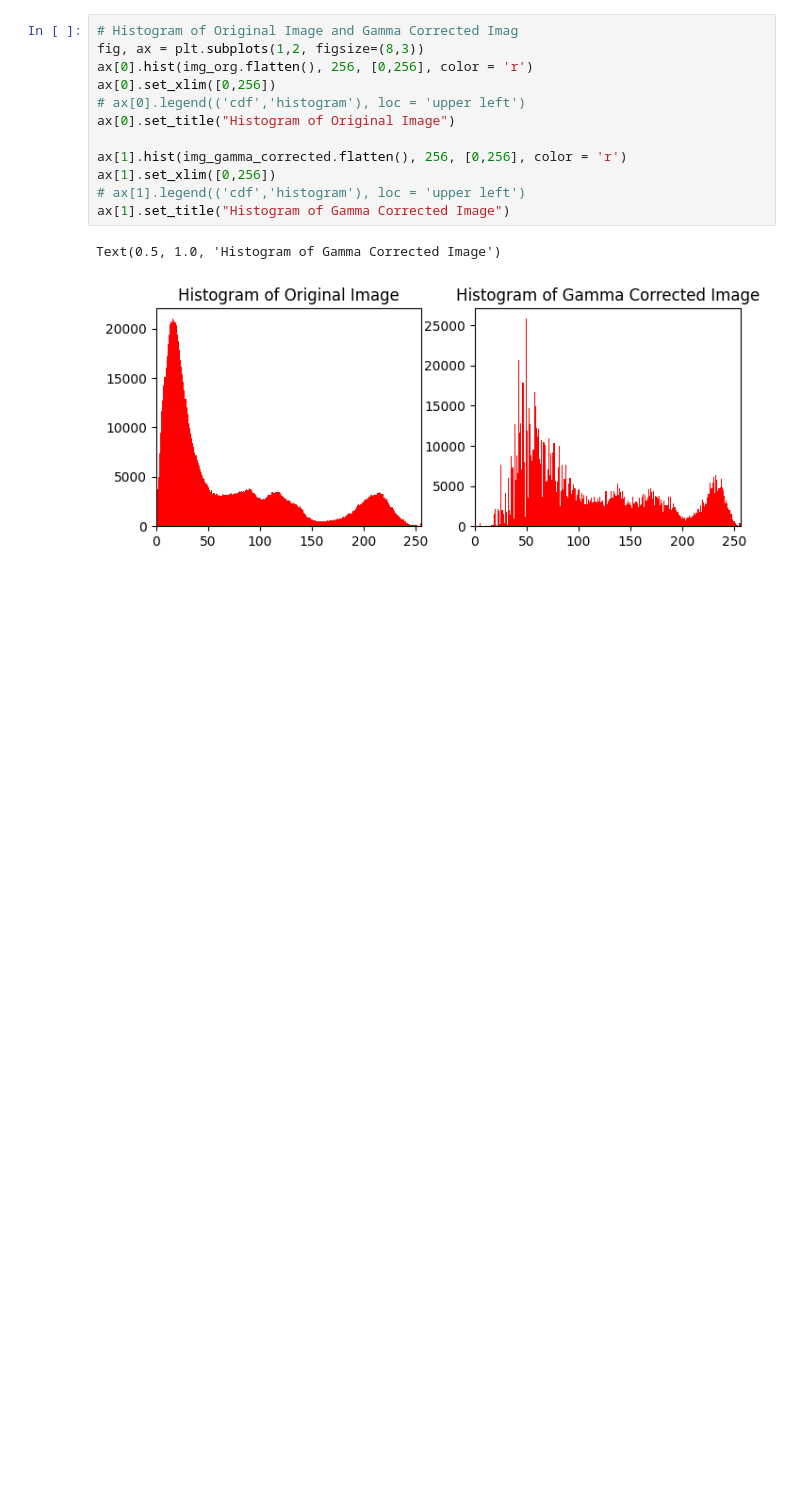
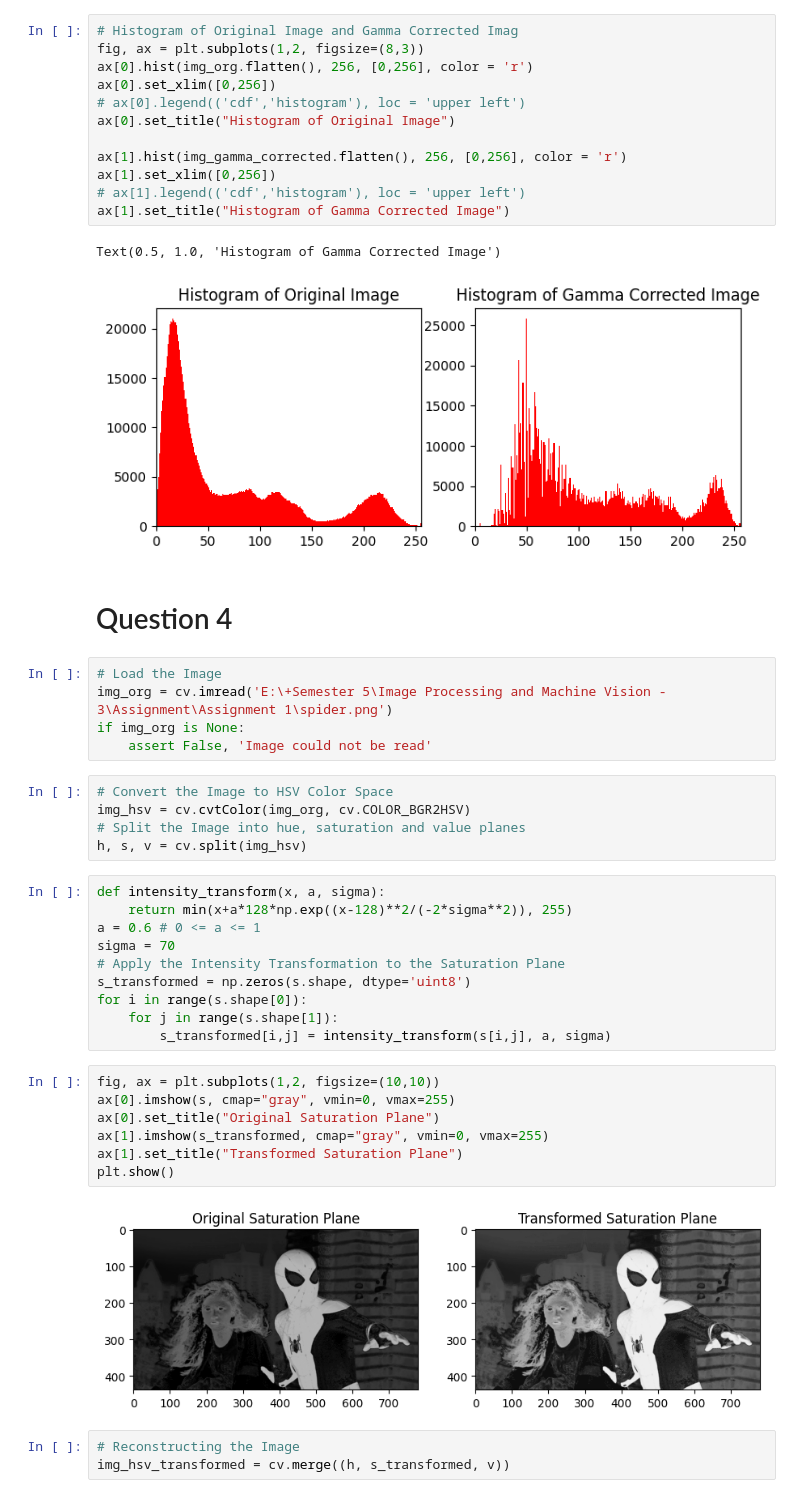
Before and after one commit to ClaranceLGS/EN3160-Assignment01, a Jupyter notebook: Assignment01.ipynb, the cells around one changed output. Saved outputs shown, nothing was run; the diff lists cells and outputs as text; blank space fills up the shorter version.

```diff
--- a/Assignment01.ipynb
+++ b/Assignment01.ipynb
@@ -182,3 +182,37 @@ ax[1].set_title("Histogram of Gamma Corrected Image")
 # %% [output]
 Text(0.5, 1.0, 'Histogram of Gamma Corrected Image')
 [figure]
+# %% [markdown]
+<h1>Question 4</h1>
+# %%
+# Load the Image
+img_org = cv.imread('E:\+Semester 5\Image Processing and Machine Vision - 3\Assignment\Assignment 1\spider.png')
+if img_org is None:
+    assert False, 'Image could not be read'
+# %%
+# Convert the Image to HSV Color Space
+img_hsv = cv.cvtColor(img_org, cv.COLOR_BGR2HSV)
+# Split the Image into hue, saturation and value planes
+h, s, v = cv.split(img_hsv)
+# %%
+def intensity_transform(x, a, sigma):
+    return min(x+a*128*np.exp((x-128)**2/(-2*sigma**2)), 255)
+a = 0.6 # 0 <= a <= 1
+sigma = 70
+# Apply the Intensity Transformation to the Saturation Plane
+s_transformed = np.zeros(s.shape, dtype='uint8')
+for i in range(s.shape[0]):
+    for j in range(s.shape[1]):
+        s_transformed[i,j] = intensity_transform(s[i,j], a, sigma)
+# %%
+fig, ax = plt.subplots(1,2, figsize=(10,10))
+ax[0].imshow(s, cmap="gray", vmin=0, vmax=255)
+ax[0].set_title("Original Saturation Plane")
+ax[1].imshow(s_transformed, cmap="gray", vmin=0, vmax=255)
+ax[1].set_title("Transformed Saturation Plane")
+plt.show()
+# %% [output]
+[figure, added]
+# %%
+# Reconstructing the Image
+img_hsv_transformed = cv.merge((h, s_transformed, v))
```
Also changed, not shown: parts of 1 cell of this notebook.
